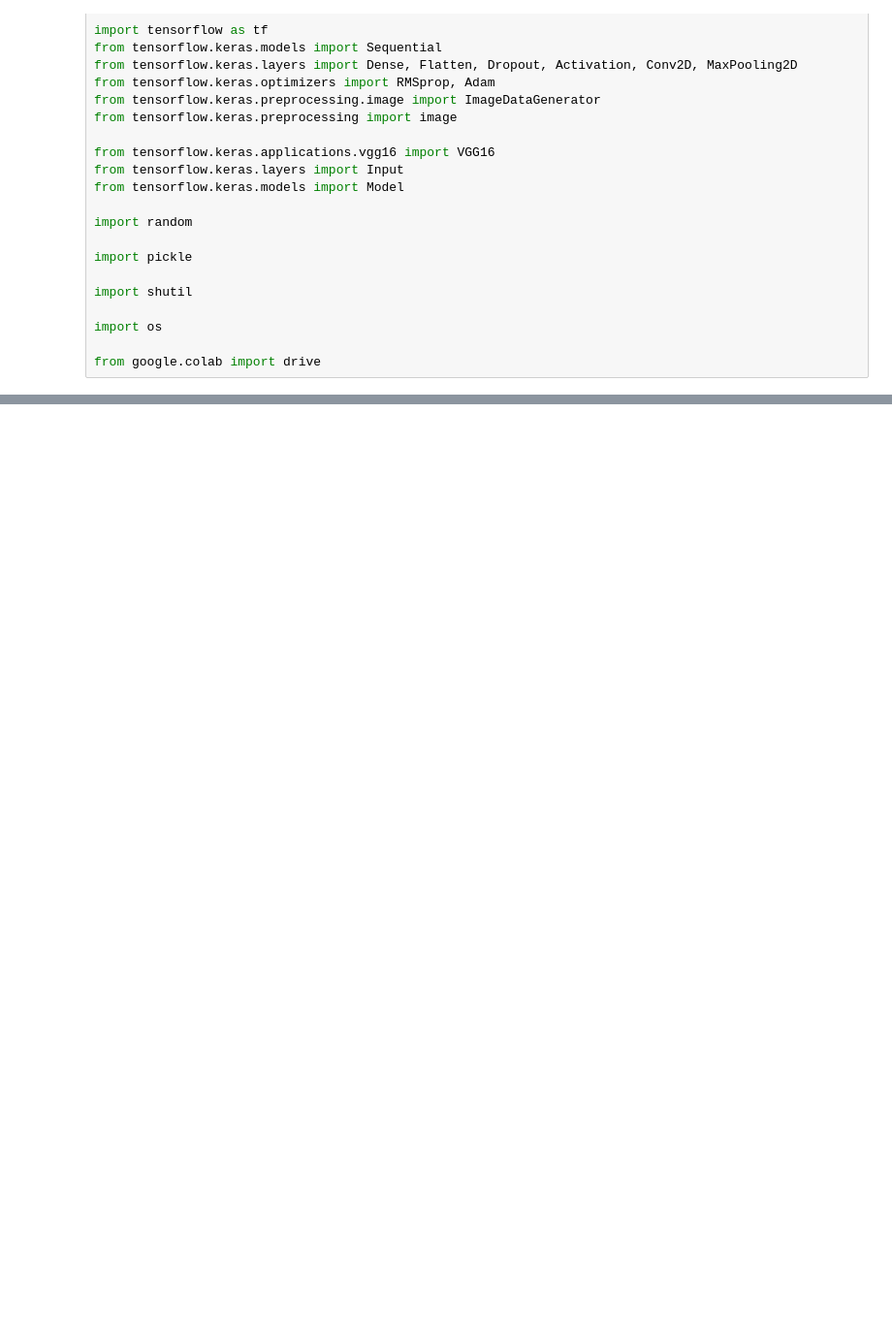
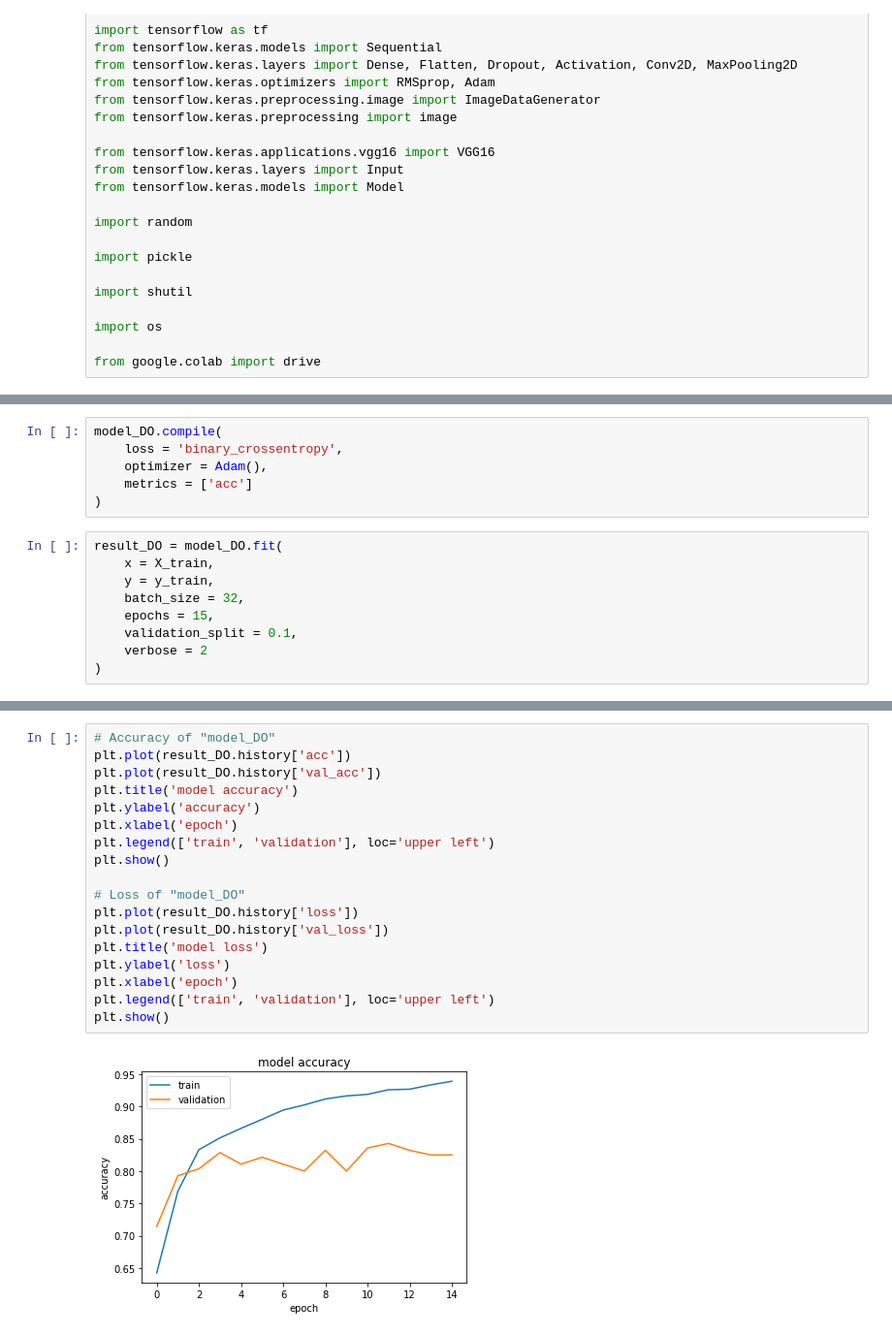
Before and after one commit to comHack/Mammography_DL_Classification, a Jupyter notebook: SecondNotebook.ipynb, the cells around one changed output, grey strips where cells are left out. Shown at 97% size. Saved outputs shown, nothing was run; the diff lists cells and outputs as text; blank space fills up the shorter version.

```diff
--- a/SecondNotebook.ipynb
+++ b/SecondNotebook.ipynb
@@ -33,0 +447,15 @@ from google.colab import drive
+# %%
+model_DO.compile(
+    loss = 'binary_crossentropy',
+    optimizer = Adam(),
+    metrics = ['acc']
+)
+# %%
+result_DO = model_DO.fit(
+    x = X_train,
+    y = y_train,
+    batch_size = 32,
+    epochs = 15,
+    validation_split = 0.1,
+    verbose = 2
+)
@@ -33,0 +480,20 @@ from google.colab import drive
+# %%
+# Accuracy of "model_DO"
+plt.plot(result_DO.history['acc'])
+plt.plot(result_DO.history['val_acc'])
+plt.title('model accuracy')
+plt.ylabel('accuracy')
+plt.xlabel('epoch')
+plt.legend(['train', 'validation'], loc='upper left')
+plt.show()
+
+# Loss of "model_DO"
+plt.plot(result_DO.history['loss'])
+plt.plot(result_DO.history['val_loss'])
+plt.title('model loss')
+plt.ylabel('loss')
+plt.xlabel('epoch')
+plt.legend(['train', 'validation'], loc='upper left')
+plt.show()
+# %% [output]
+[figure, added]
```
Also changed, not shown: parts of 105 cells of this notebook.
